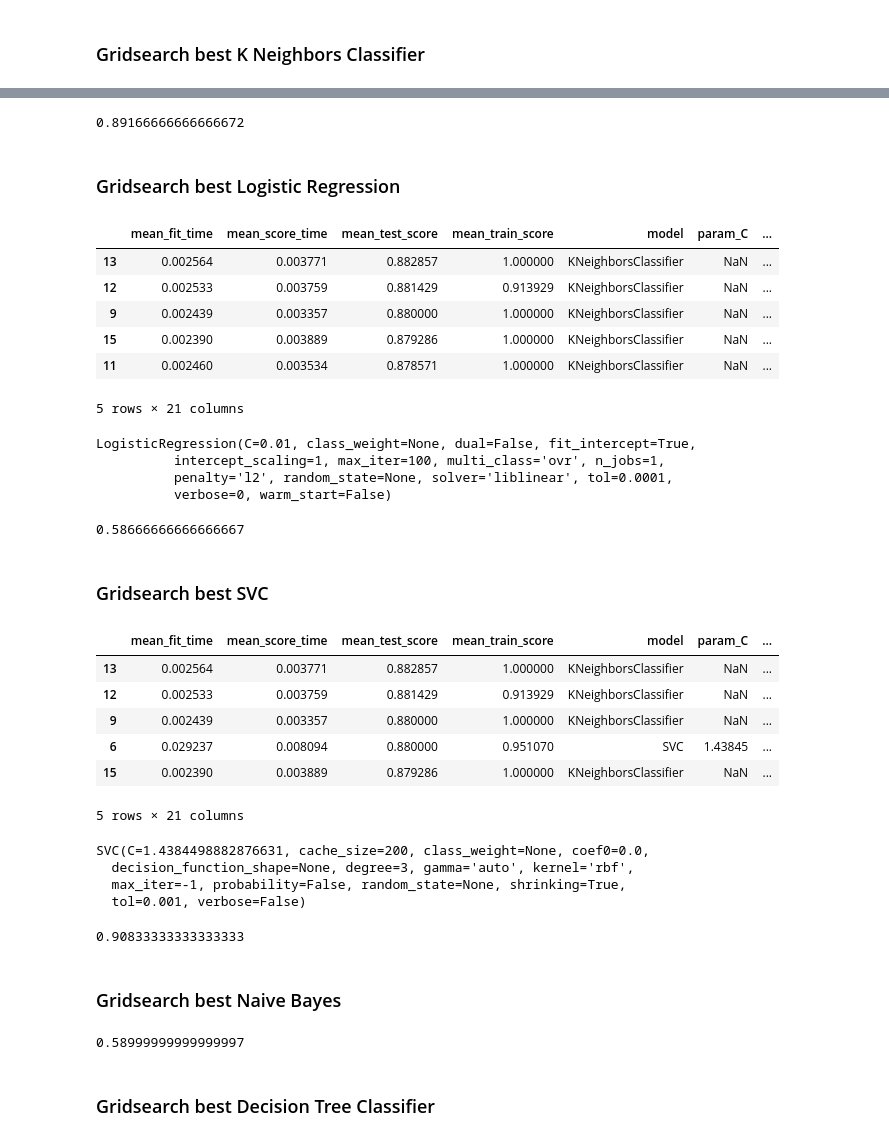
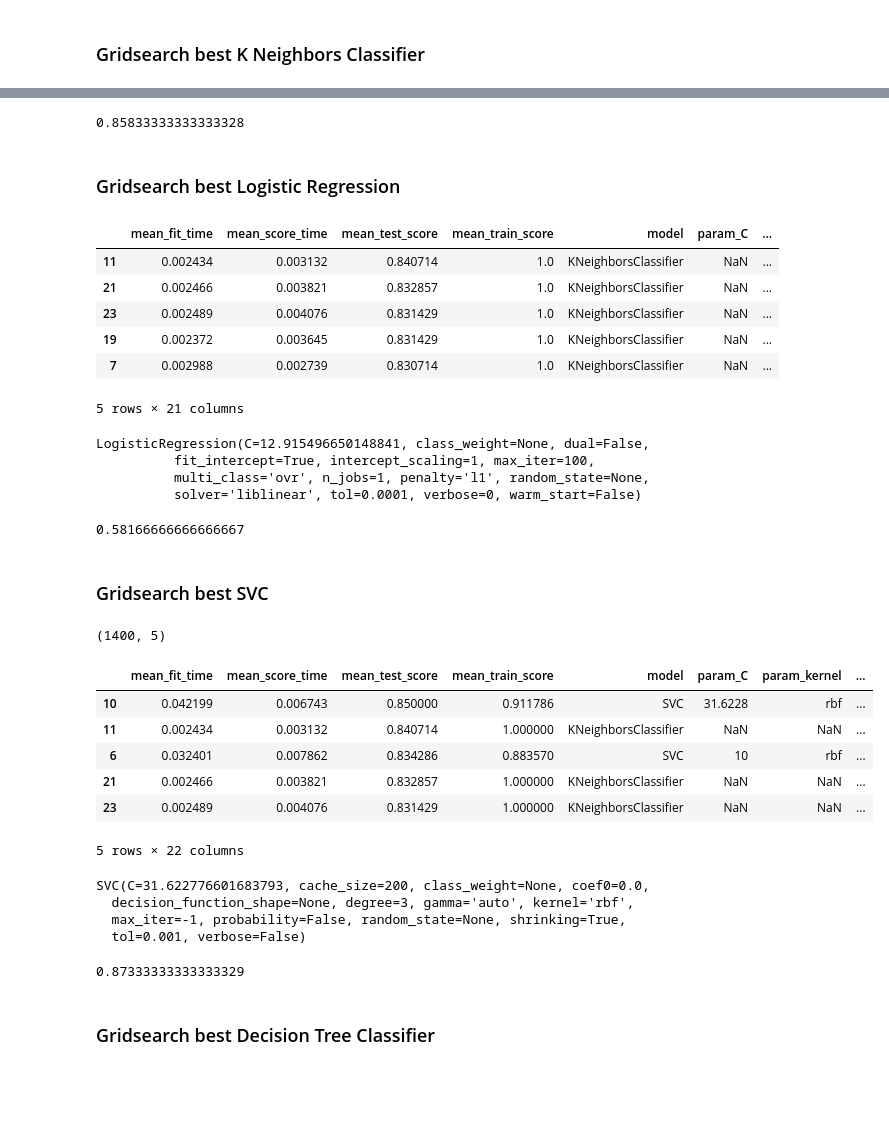
Before and after one commit to MarkPopovich/Madelon_classification, a Jupyter notebook: Part_3_feature_importance.ipynb, the cells around one changed output, grey strips where cells are left out. Saved outputs shown, nothing was run; the diff lists cells and outputs as text; code cells hidden in the pictures; blank space fills up the shorter version.

```diff
--- a/Part_3_feature_importance.ipynb
+++ b/Part_3_feature_importance.ipynb
@@ -155,7 +164,7 @@ X_test_sc = ss.transform(X_test)
 # %% [markdown]
 ### Drill down to 5 for PCA and refit as a dataframe
 # %%
-pca = PCA(n_components=5)
+pca = PCA(n_components=20)
 pca.fit(X_train_sc)
 
 X_train_pca = pd.DataFrame(pca.transform(X_train_sc))
@@ -192,7 +246,7 @@ KNeighborsClassifier(algorithm='auto', leaf_size=30, metric='minkowski',
 # %%
 knc_grd.score(X_test_pca, y_test)
 # %% [output]
-0.89166666666666672
+0.85833333333333328
 # %% [markdown]
 ### Gridsearch best Logistic Regression
 # %%
@@ -210,79 +264,63 @@ results = pd.concat([log_results, results])
 results.sort_values('mean_test_score',ascending=False).head()
 # %% [output]
 |  | mean_fit_time | mean_score_time | mean_test_score | mean_train_score | model | param_C | ... |
-| 13 | 0.002564 | 0.003771 | 0.882857 | 1.000000 | KNeighborsClassifier | NaN | ... |
-| 12 | 0.002533 | 0.003759 | 0.881429 | 0.913929 | KNeighborsClassifier | NaN | ... |
-| 9 | 0.002439 | 0.003357 | 0.880000 | 1.000000 | KNeighborsClassifier | NaN | ... |
-| 15 | 0.002390 | 0.003889 | 0.879286 | 1.000000 | KNeighborsClassifier | NaN | ... |
-| 11 | 0.002460 | 0.003534 | 0.878571 | 1.000000 | KNeighborsClassifier | NaN | ... |
+| 11 | 0.002434 | 0.003132 | 0.840714 | 1.0 | KNeighborsClassifier | NaN | ... |
+| 21 | 0.002466 | 0.003821 | 0.832857 | 1.0 | KNeighborsClassifier | NaN | ... |
+| 23 | 0.002489 | 0.004076 | 0.831429 | 1.0 | KNeighborsClassifier | NaN | ... |
+| 19 | 0.002372 | 0.003645 | 0.831429 | 1.0 | KNeighborsClassifier | NaN | ... |
+| 7 | 0.002988 | 0.002739 | 0.830714 | 1.0 | KNeighborsClassifier | NaN | ... |
 5 rows × 21 columns
 # %%
 #estimators.append(lgr_grd.best_estimator_)
 lgr_grd.best_estimator_
 # %% [output]
-LogisticRegression(C=0.01, class_weight=None, dual=False, fit_intercept=True,
-          intercept_scaling=1, max_iter=100, multi_class='ovr', n_jobs=1,
-          penalty='l2', random_state=None, solver='liblinear', tol=0.0001,
-          verbose=0, warm_start=False)
+LogisticRegression(C=12.915496650148841, class_weight=None, dual=False,
+          fit_intercept=True, intercept_scaling=1, max_iter=100,
+          multi_class='ovr', n_jobs=1, penalty='l1', random_state=None,
+          solver='liblinear', tol=0.0001, verbose=0, warm_start=False)
 # %%
 lgr_grd.score(X_test_pca, y_test)
 # %% [output]
-0.58666666666666667
+0.58166666666666667
 # %% [markdown]
 ### Gridsearch best SVC
+# %%
+X_train_pca.shape
+# %% [output]
+(1400, 5)
 # %%
 svc_params = {
-    'C': np.logspace(-3,7,20),
+    'C': np.logspace(.5,1.5,3),
+    'kernel': ['linear', 'poly', 'rbf', 'sigmoid']
 }
 
 svc = SVC()
 svc_grd = GridSearchCV(svc, svc_params)
 svc_grd.fit(X_train_pca, y_train)
 svc_results = pd.DataFrame(svc_grd.cv_results_)
 svc_results['model'] = 'SVC'
 results = pd.concat([svc_results, results])
 results.sort_values('mean_test_score',ascending=False).head()
 # %% [output]
-|  | mean_fit_time | mean_score_time | mean_test_score | mean_train_score | model | param_C | ... |
-| 13 | 0.002564 | 0.003771 | 0.882857 | 1.000000 | KNeighborsClassifier | NaN | ... |
-| 12 | 0.002533 | 0.003759 | 0.881429 | 0.913929 | KNeighborsClassifier | NaN | ... |
-| 9 | 0.002439 | 0.003357 | 0.880000 | 1.000000 | KNeighborsClassifier | NaN | ... |
-| 6 | 0.029237 | 0.008094 | 0.880000 | 0.951070 | SVC | 1.43845 | ... |
-| 15 | 0.002390 | 0.003889 | 0.879286 | 1.000000 | KNeighborsClassifier | NaN | ... |
+|  | mean_fit_time | mean_score_time | mean_test_score | mean_train_score | model | param_C | param_kernel | ... |
+| 10 | 0.042199 | 0.006743 | 0.850000 | 0.911786 | SVC | 31.6228 | rbf | ... |
+| 11 | 0.002434 | 0.003132 | 0.840714 | 1.000000 | KNeighborsClassifier | NaN | NaN | ... |
+| 6 | 0.032401 | 0.007862 | 0.834286 | 0.883570 | SVC | 10 | rbf | ... |
+| 21 | 0.002466 | 0.003821 | 0.832857 | 1.000000 | KNeighborsClassifier | NaN | NaN | ... |
+| 23 | 0.002489 | 0.004076 | 0.831429 | 1.000000 | KNeighborsClassifier | NaN | NaN | ... |
-5 rows × 21 columns
+5 rows × 22 columns
 # %%
 estimators.append(svc_grd.best_estimator_)
 svc_grd.best_estimator_
 # %% [output]
-SVC(C=1.4384498882876631, cache_size=200, class_weight=None, coef0=0.0,
+SVC(C=31.622776601683793, cache_size=200, class_weight=None, coef0=0.0,
   decision_function_shape=None, degree=3, gamma='auto', kernel='rbf',
   max_iter=-1, probability=False, random_state=None, shrinking=True,
   tol=0.001, verbose=False)
 # %%
 svc_grd.score(X_test_pca, y_test)
 # %% [output]
-0.90833333333333333
+0.87333333333333329
-# %% [markdown]
-### Gridsearch best Naive Bayes
-# %%
-# nb_params = {
-#     'penalty': ['l1', 'l2'],
-#     'C': np.logspace(-2,5,10)
-# }
-
-nb = GaussianNB()
-nb.fit(X_train_pca, y_train)
-
-nb.score(X_train_pca, y_train)
-# nb_grd = GridSearchCV(nb_grd, nb_params)
-# nb_grd.fit(X_train_pca, y_train)
-# nb_results = pd.DataFrame(nb_grd.cv_results_)
-# nb_results['model'] = 'Naive Bayes'
-# results = pd.concat([log_results, results])
-# results.sort_values('mean_test_score',ascending=False).head()
-nb.score(X_test_pca, y_test)
-# %% [output]
-0.58999999999999997
 # %% [markdown]
 ### Gridsearch best Decision Tree Classifier
 # %%
```
Also changed, not shown: parts of 94 cells of this notebook, 13 other files.
